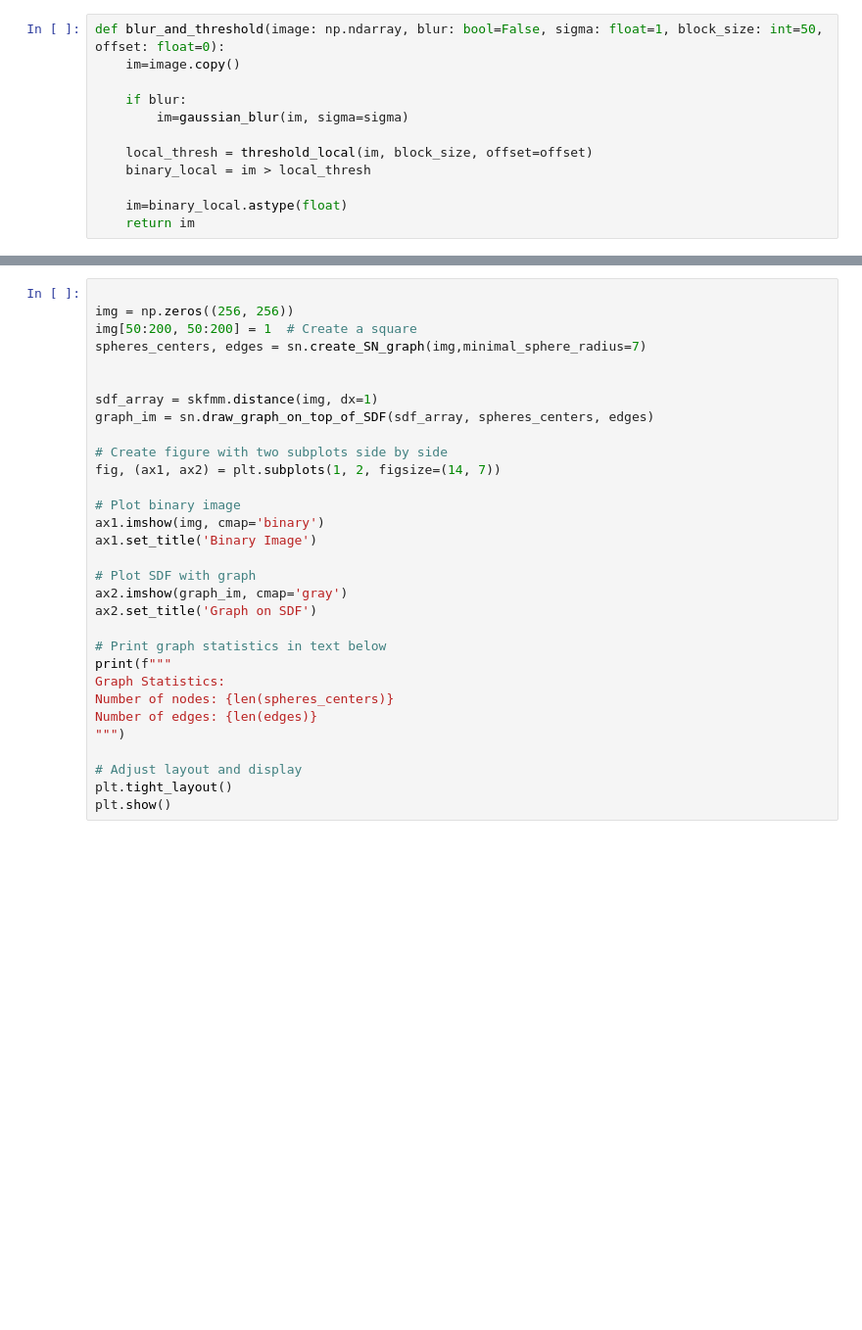
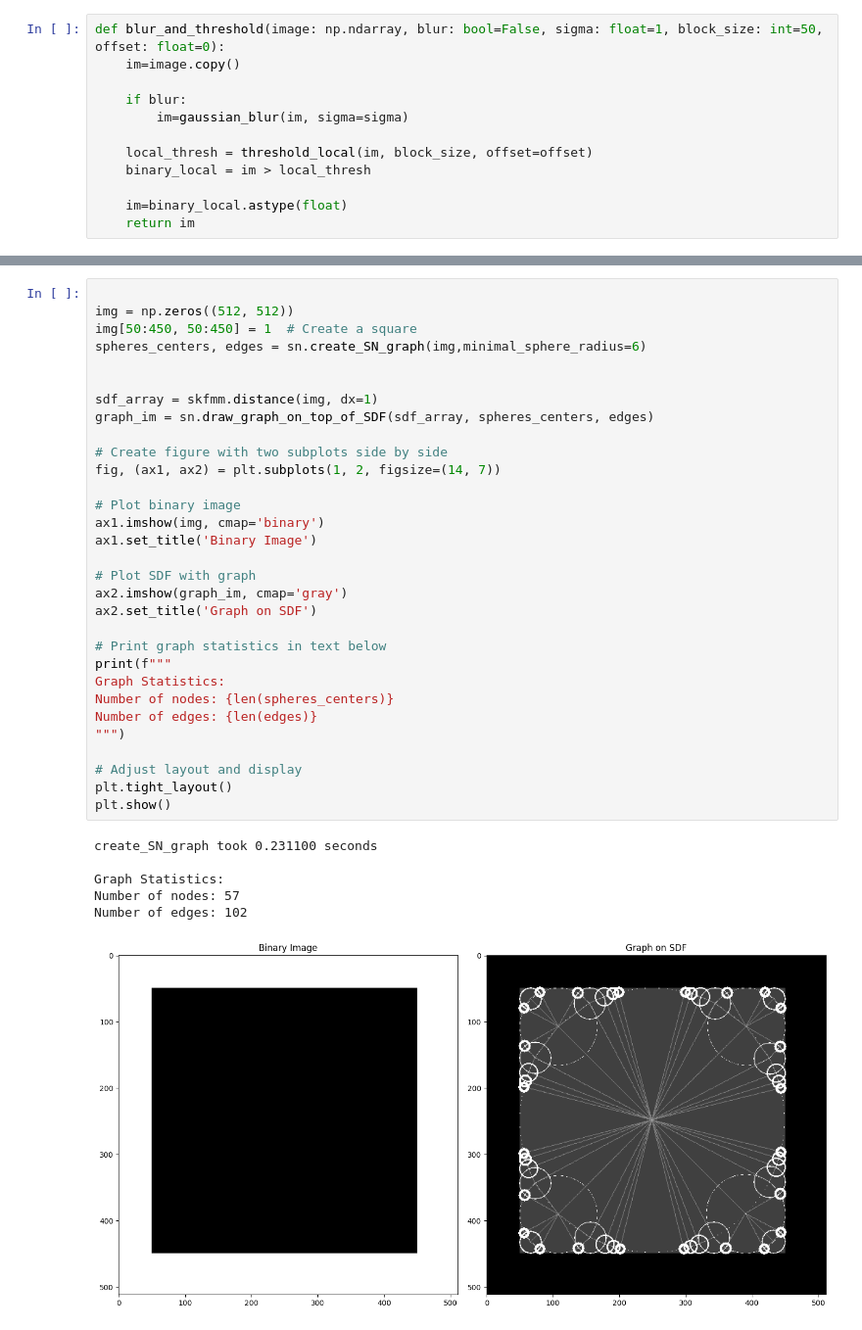
Before and after one commit to alexandrainst/sn-graph, a Jupyter notebook: notebooks/demo_sn-graph.ipynb, the cells around one changed output, grey strips where cells are left out. Shown: that part at 98% size. Drawn from its saved outputs; the diff is of its cells as text; blank space fills up the shorter version.

```diff
--- a/notebooks/demo_sn-graph.ipynb
+++ b/notebooks/demo_sn-graph.ipynb
@@ -70,31 +74,38 @@ plt.show()
 # %%
 
-img = np.zeros((256, 256))
-img[50:200, 50:200] = 1  # Create a square
-spheres_centers, edges = sn.create_SN_graph(img,minimal_sphere_radius=7)
+img = np.zeros((512, 512))
+img[50:450, 50:450] = 1  # Create a square
+spheres_centers, edges = sn.create_SN_graph(img,minimal_sphere_radius=6)
 
 
 sdf_array = skfmm.distance(img, dx=1)
 graph_im = sn.draw_graph_on_top_of_SDF(sdf_array, spheres_centers, edges)
 
 # Create figure with two subplots side by side
 fig, (ax1, ax2) = plt.subplots(1, 2, figsize=(14, 7))
 
 # Plot binary image
 ax1.imshow(img, cmap='binary')
 ax1.set_title('Binary Image')
 
 # Plot SDF with graph
 ax2.imshow(graph_im, cmap='gray')
 ax2.set_title('Graph on SDF')
 
 # Print graph statistics in text below
 print(f"""
 Graph Statistics:
 Number of nodes: {len(spheres_centers)}
 Number of edges: {len(edges)}
 """)
 
 # Adjust layout and display
 plt.tight_layout()
 plt.show()
+# %% [output]
+create_SN_graph took 0.231100 seconds
+
+Graph Statistics:
+Number of nodes: 57
+Number of edges: 102
+[figure, added]
```
Also changed, not shown: parts of 3 cells of this notebook.
